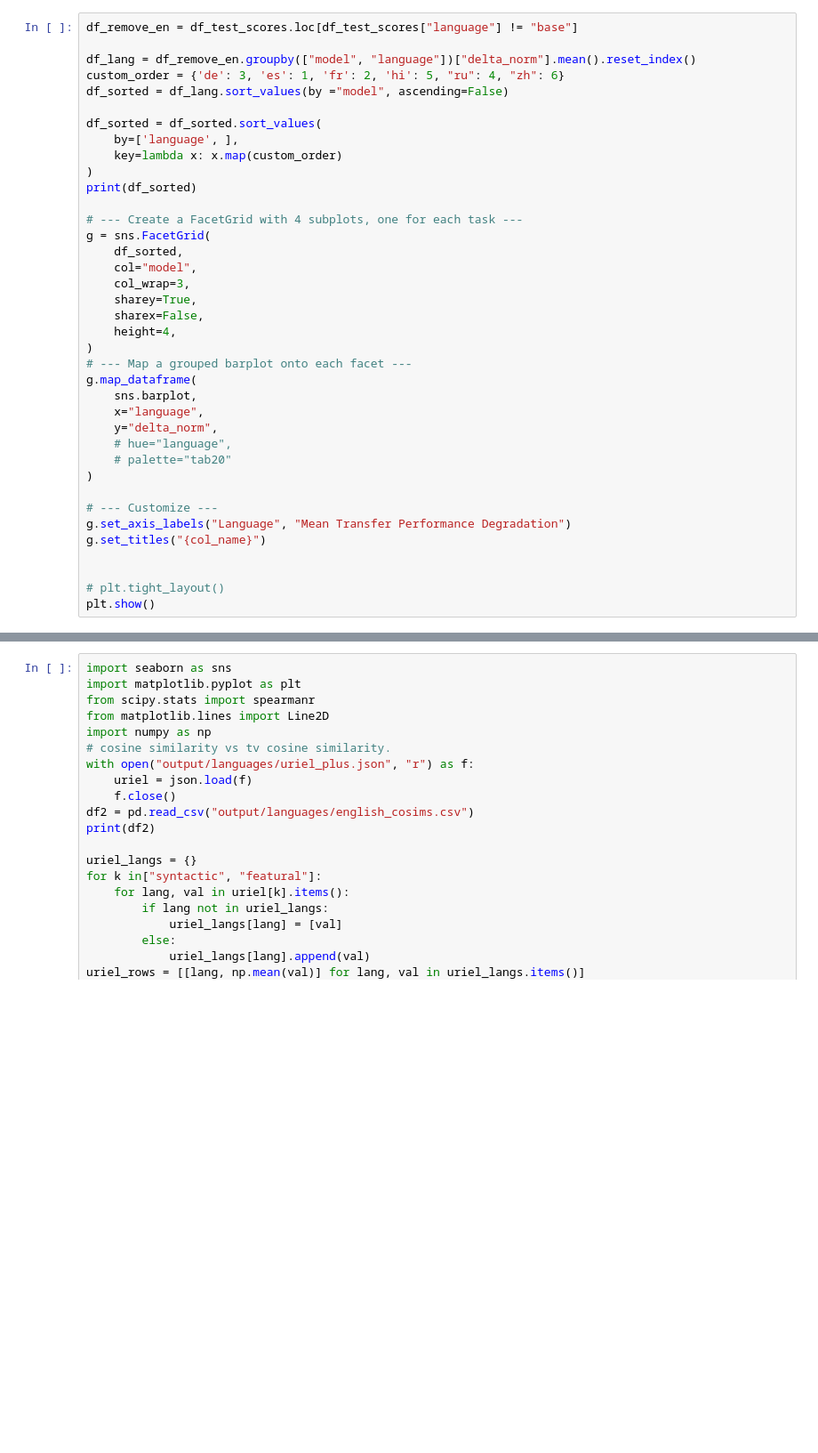
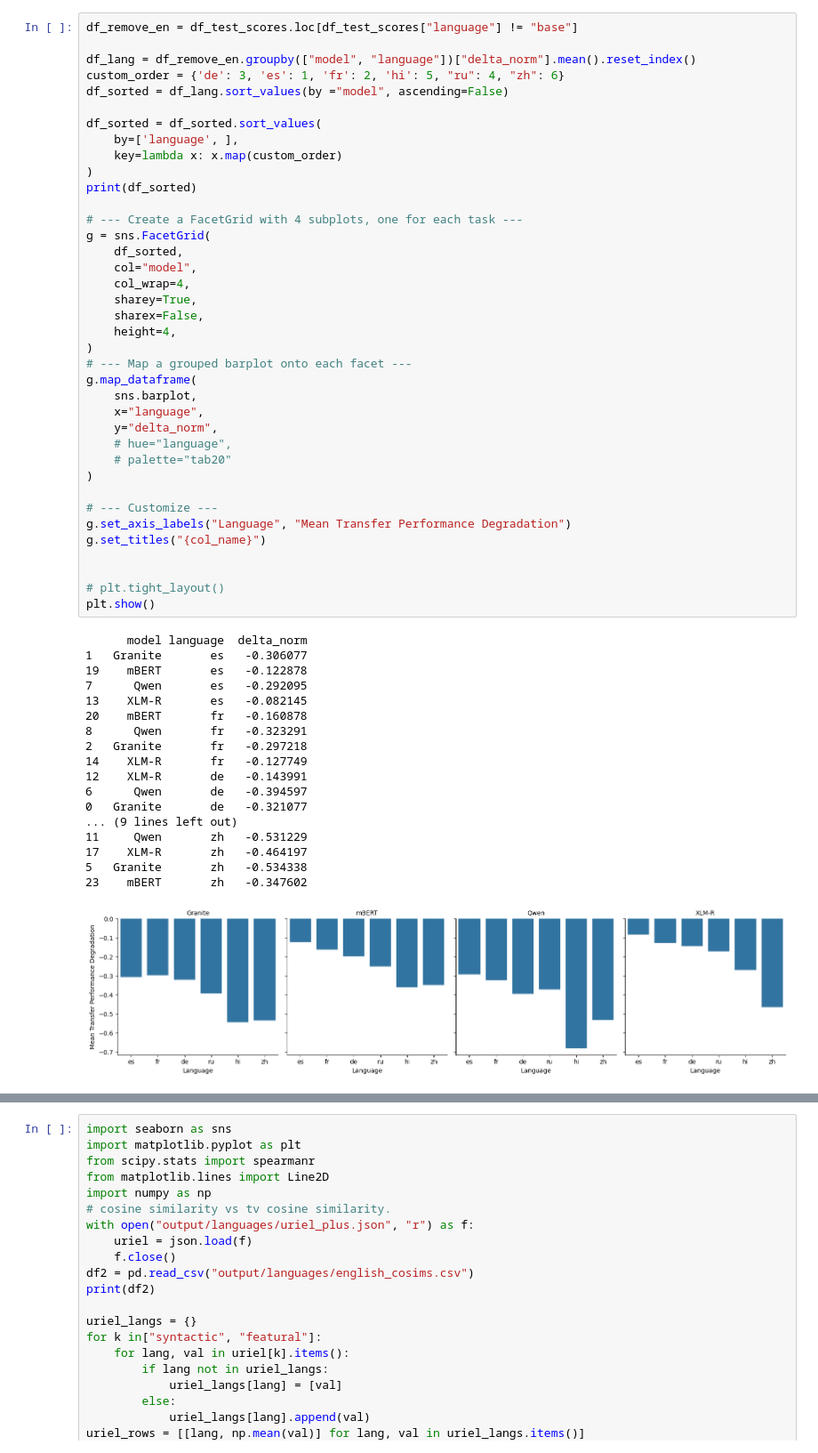
Before and after one commit to erafkin/xling_task_transfer, a Jupyter notebook: notebooks/figure_generation.ipynb, the cells around one changed output, grey strips where cells are left out. Shown at 89% size. Drawn from its saved outputs; the diff is of its cells as text; blank space fills up the shorter version.

```diff
--- a/notebooks/figure_generation.ipynb
+++ b/notebooks/figure_generation.ipynb
@@ -195,34 +263,53 @@ df_sorted = df_lang.sort_values(by ="model", ascending=False)
 df_sorted = df_sorted.sort_values(
     by=['language', ],
     key=lambda x: x.map(custom_order)
 )
 print(df_sorted)
 
 # --- Create a FacetGrid with 4 subplots, one for each task ---
 g = sns.FacetGrid(
     df_sorted,
     col="model",
-    col_wrap=3,
+    col_wrap=4,
     sharey=True,
     sharex=False,
     height=4,
 )
 # --- Map a grouped barplot onto each facet ---
 g.map_dataframe(
     sns.barplot,
     x="language",
     y="delta_norm",
     # hue="language",
     # palette="tab20"
 )
 
 # --- Customize ---
 g.set_axis_labels("Language", "Mean Transfer Performance Degradation")
 g.set_titles("{col_name}")
 
 
 # plt.tight_layout()
 plt.show()
+# %% [output]
+      model language  delta_norm
+1   Granite       es   -0.306077
+19    mBERT       es   -0.122878
+7      Qwen       es   -0.292095
+13    XLM-R       es   -0.082145
+20    mBERT       fr   -0.160878
+8      Qwen       fr   -0.323291
+2   Granite       fr   -0.297218
+14    XLM-R       fr   -0.127749
+12    XLM-R       de   -0.143991
+6      Qwen       de   -0.394597
+0   Granite       de   -0.321077
+... (9 lines left out)
+11     Qwen       zh   -0.531229
+17    XLM-R       zh   -0.464197
+5   Granite       zh   -0.534338
+23    mBERT       zh   -0.347602
+[figure, added]
 # %%
 df_remove_en = df_test_scores.loc[df_test_scores["language"] != "base"]
 df_remove_en.groupby(["model", "task"])["delta_norm"].mean(), df_remove_en.groupby(["model", "language"])["delta_norm"].mean()
```
Also changed, not shown: parts of 12 cells of this notebook, 3 other files.
